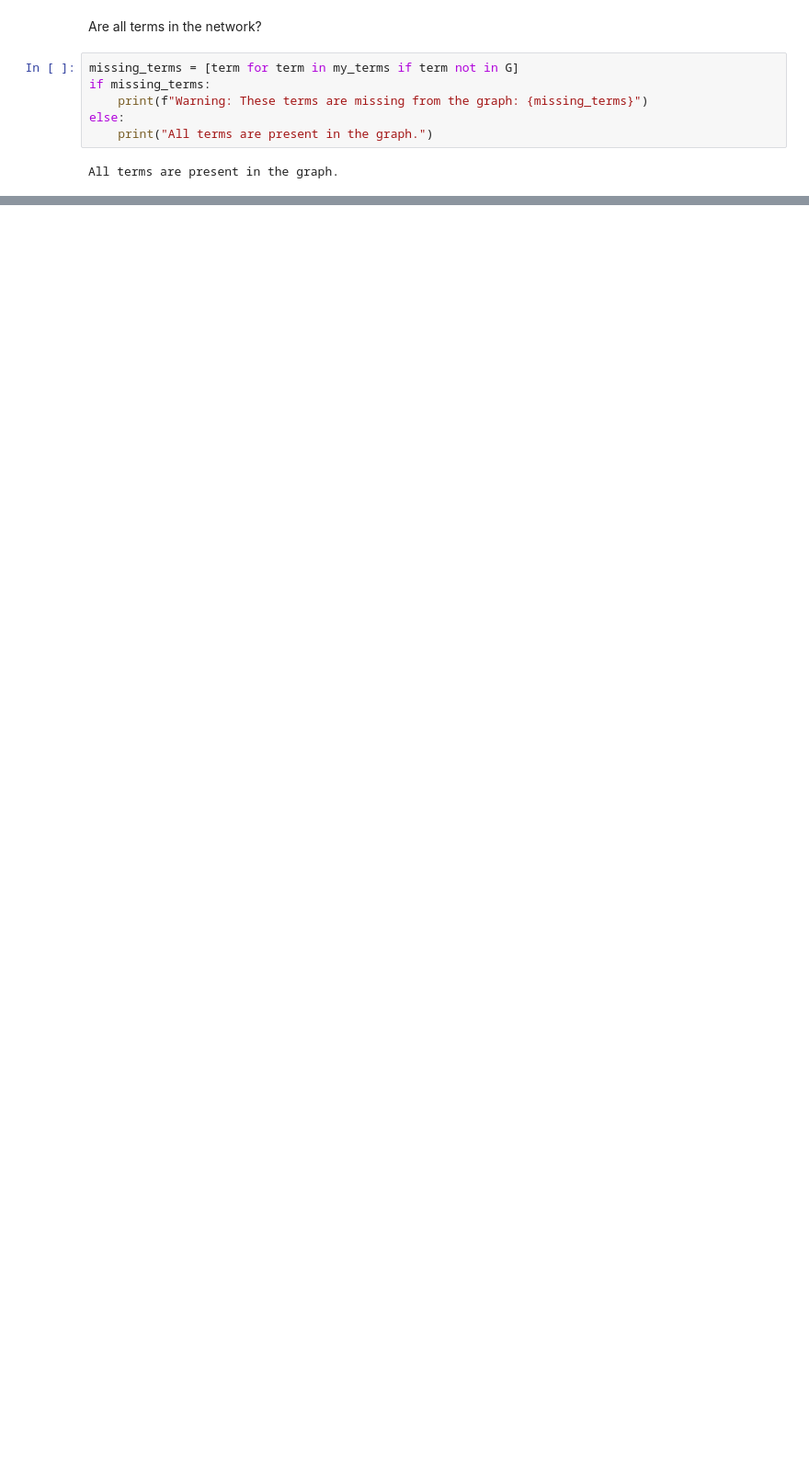
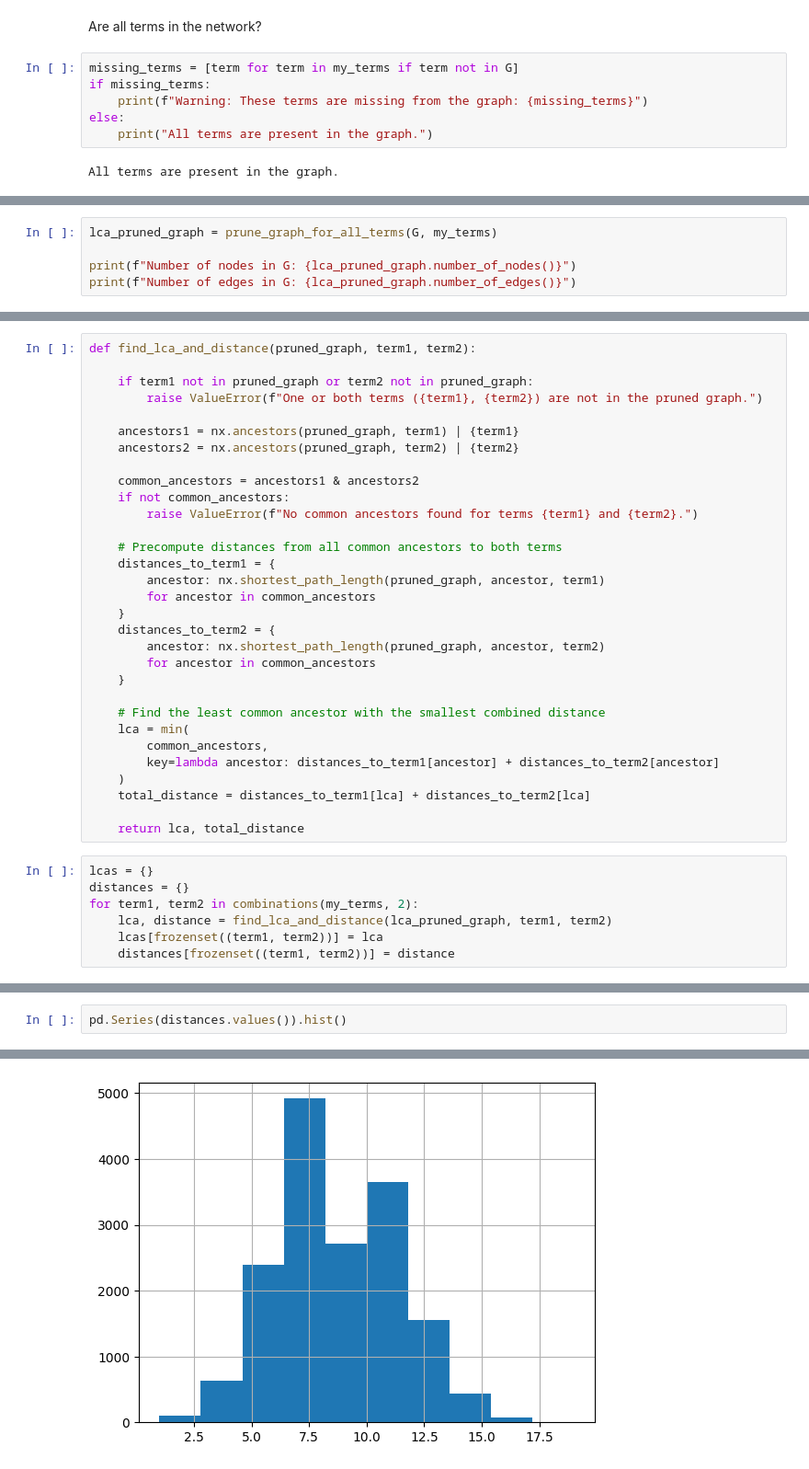
Before and after one commit to leof18/wise-dag, a Jupyter notebook: Combination of DAGs/building_hierarchy.ipynb, the cells around one changed output, grey strips where cells are left out. Shown at 92% size. Drawn from its saved outputs; the diff is of its cells as text; blank space fills up the shorter version.

Commit message:
WISE-DAG 27 hierarchical clustering of snomed least common anccestors

```diff
--- a/Combination of DAGs/building_hierarchy.ipynb
+++ b/Combination of DAGs/building_hierarchy.ipynb
@@ -330,0 +174,5 @@ Sample nodes in G:
+# %%
+lca_pruned_graph = prune_graph_for_all_terms(G, my_terms)
+
+print(f"Number of nodes in G: {lca_pruned_graph.number_of_nodes()}")
+print(f"Number of edges in G: {lca_pruned_graph.number_of_edges()}")
@@ -330,0 +181,38 @@ Sample nodes in G:
+# %%
+def find_lca_and_distance(pruned_graph, term1, term2):
+
+    if term1 not in pruned_graph or term2 not in pruned_graph:
+        raise ValueError(f"One or both terms ({term1}, {term2}) are not in the pruned graph.")
+
+    ancestors1 = nx.ancestors(pruned_graph, term1) | {term1}
+    ancestors2 = nx.ancestors(pruned_graph, term2) | {term2}
+
+    common_ancestors = ancestors1 & ancestors2
+    if not common_ancestors:
+        raise ValueError(f"No common ancestors found for terms {term1} and {term2}.")
+
+    # Precompute distances from all common ancestors to both terms
+    distances_to_term1 = {
+        ancestor: nx.shortest_path_length(pruned_graph, ancestor, term1)
+        for ancestor in common_ancestors
+    }
+    distances_to_term2 = {
+        ancestor: nx.shortest_path_length(pruned_graph, ancestor, term2)
+        for ancestor in common_ancestors
+    }
+
+    # Find the least common ancestor with the smallest combined distance
+    lca = min(
+        common_ancestors,
+        key=lambda ancestor: distances_to_term1[ancestor] + distances_to_term2[ancestor]
+    )
+    total_distance = distances_to_term1[lca] + distances_to_term2[lca]
+
+    return lca, total_distance
+# %%
+lcas = {}
+distances = {}
+for term1, term2 in combinations(my_terms, 2):
+    lca, distance = find_lca_and_distance(lca_pruned_graph, term1, term2)
+    lcas[frozenset((term1, term2))] = lca
+    distances[frozenset((term1, term2))] = distance
@@ -330,0 +278,3 @@ Sample nodes in G:
+# %%
+pd.Series(distances.values()).hist()
+# %% [output]
@@ -330,0 +282 @@ Sample nodes in G:
+[figure, added]
```
Also changed, not shown: parts of 41 cells of this notebook.
